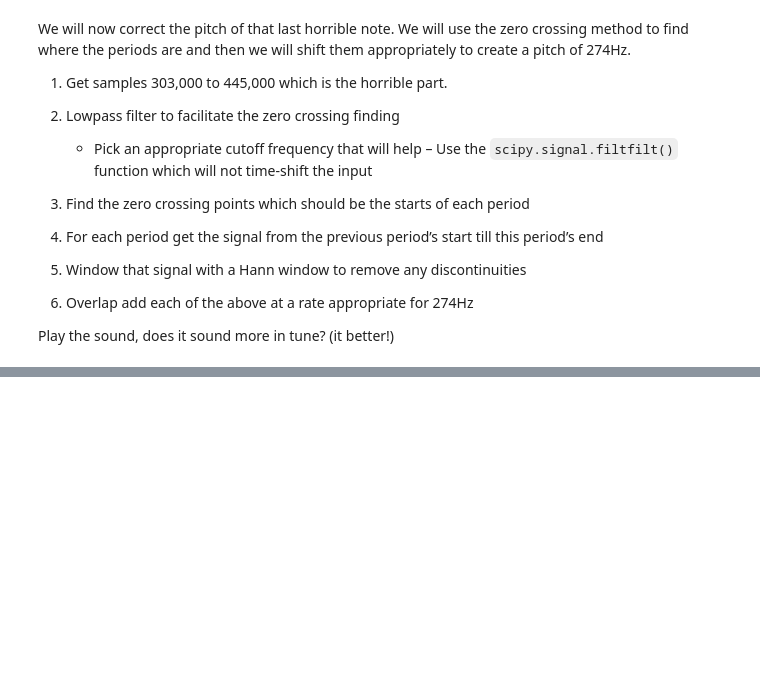
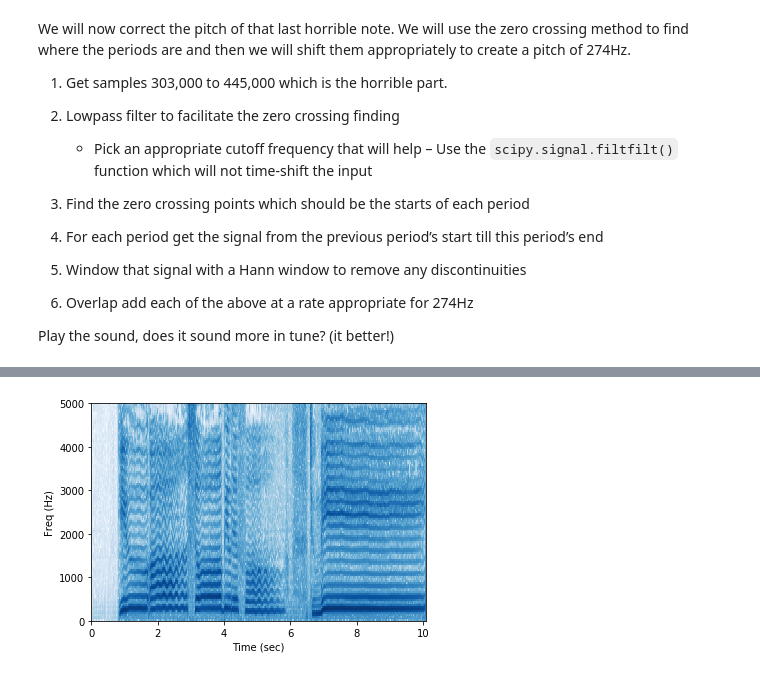
Before and after one commit to taiyingchen/CS498PS, a Jupyter notebook: Lab_7.ipynb, the cells around one changed output, grey strips where cells are left out. Saved outputs shown, nothing was run; the diff lists cells and outputs as text; code cells hidden in the pictures; blank space fills up the shorter version.

```diff
--- a/Lab_7.ipynb
+++ b/Lab_7.ipynb
@@ -23,0 +26,11 @@ raise NotImplementedError()
+# %%
+# Make a sound player function that plays array "x" with a sample rate "rate", and labels it with "label"
+def sound( x, rate=8000, label=''):
+    from IPython.display import display, Audio, HTML
+    if label is '':
+        display( Audio( x, rate=rate))
+    else:
+        display( HTML(
+        '<style> table, th, td {border: 0px; }</style> <table><tr><td>' + label +
+        '</td><td>' + Audio( x, rate=rate)._repr_html_()[3:] + '</td></tr></table>'
+        ))
@@ -47,0 +217,5 @@ raise NotImplementedError()
+# %%
+plot_spectrogram(x, X, fs)
+sound(x, fs)
+# %% [output]
+[figure, added]
```
Also changed, not shown: parts of 14 cells of this notebook.
